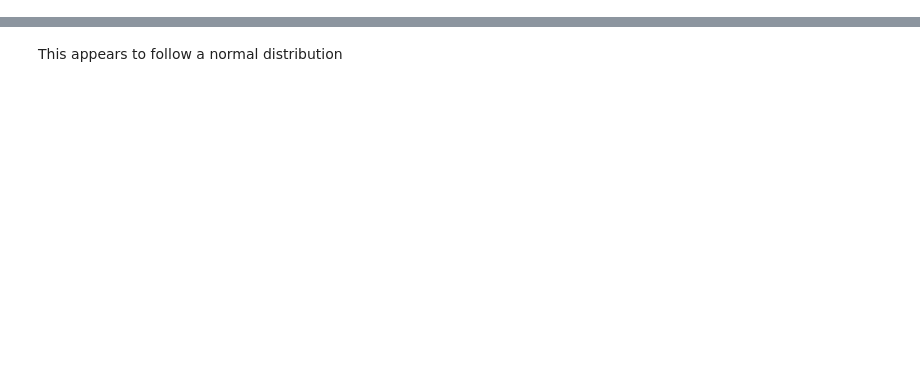
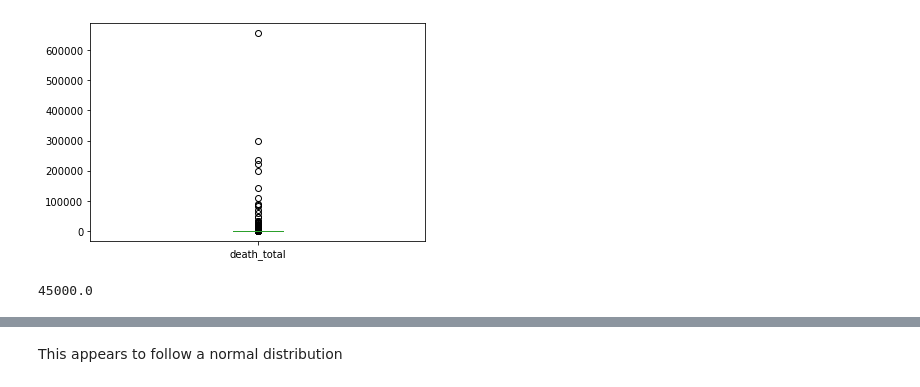
Before and after one commit to nss-data-science-cohort-4/dq3-earthquakes-mst-2-0, a Jupyter notebook: notebooks/quake_question1_tf.ipynb, the cells around one changed output, grey strips where cells are left out. Cells and saved outputs as stored; diff of their text form; code cells hidden in the pictures; blank space fills up the shorter version.

```diff
--- a/notebooks/quake_question1_tf.ipynb
+++ b/notebooks/quake_question1_tf.ipynb
@@ -26,0 +50,8 @@ wikipedia_df.head()
+# %%
+wikipedia_df['death_total'].plot(kind='box');
+# %% [output]
+[figure, added]
+# %%
+np.percentile(wikipedia_df['death_total'], 99)
+# %% [output]
+45000.0
```
Also changed, not shown: parts of 39 cells of this notebook.
